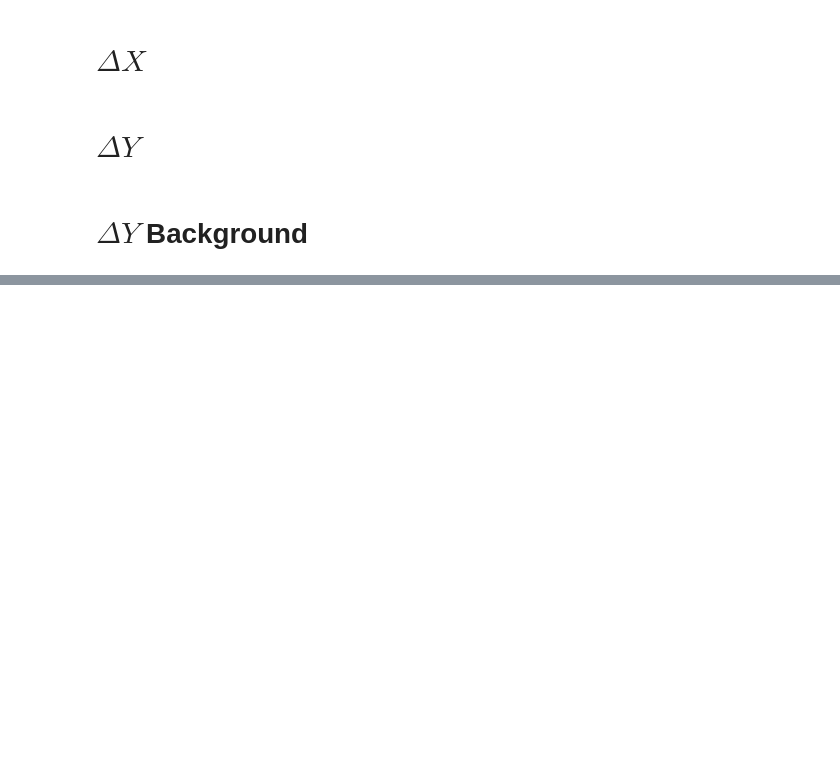
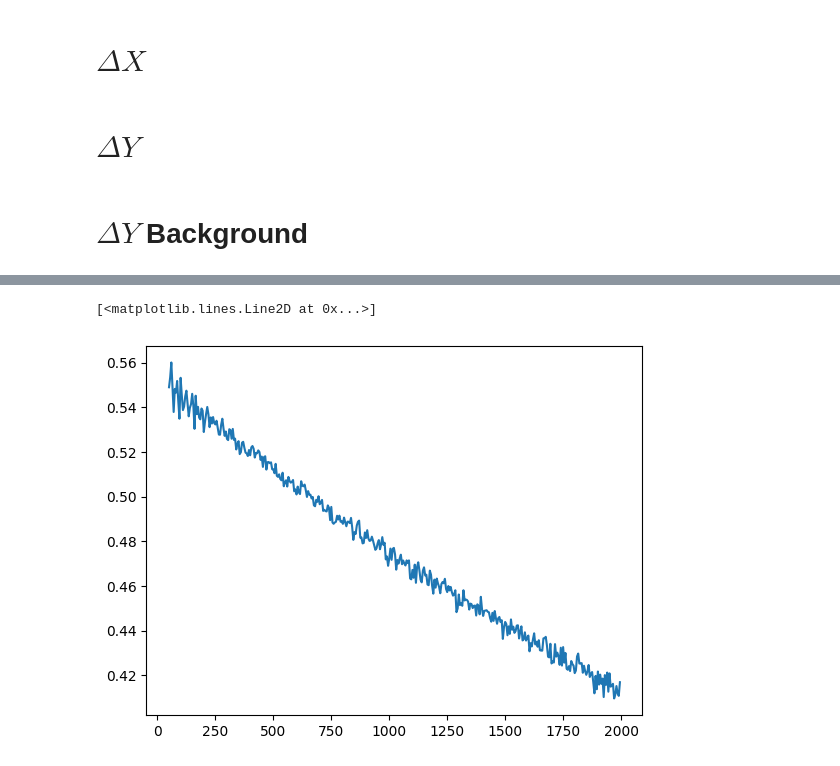
Before and after one commit to hp4xz/GEnAnalysis, a Jupyter notebook: analysis/cutselection.ipynb, the cells around one changed output, grey strips where cells are left out. Drawn from its saved outputs; the diff is of its cells as text; code cells hidden in the pictures; blank space fills up the shorter version.

```diff
--- a/analysis/cutselection.ipynb
+++ b/analysis/cutselection.ipynb
@@ -221,0 +534,5 @@ np.save(f'CutSelectionArrays/Pass{pas}/VaryW2_Y{config}.npy',Y)
+# %%
+plt.plot(nbins_array,BG_array/D_array)
+# %% [output]
+[<matplotlib.lines.Line2D at 0x...>]
+[figure, added]
```
Also changed, not shown: parts of 34 cells of this notebook, 20 other files.
